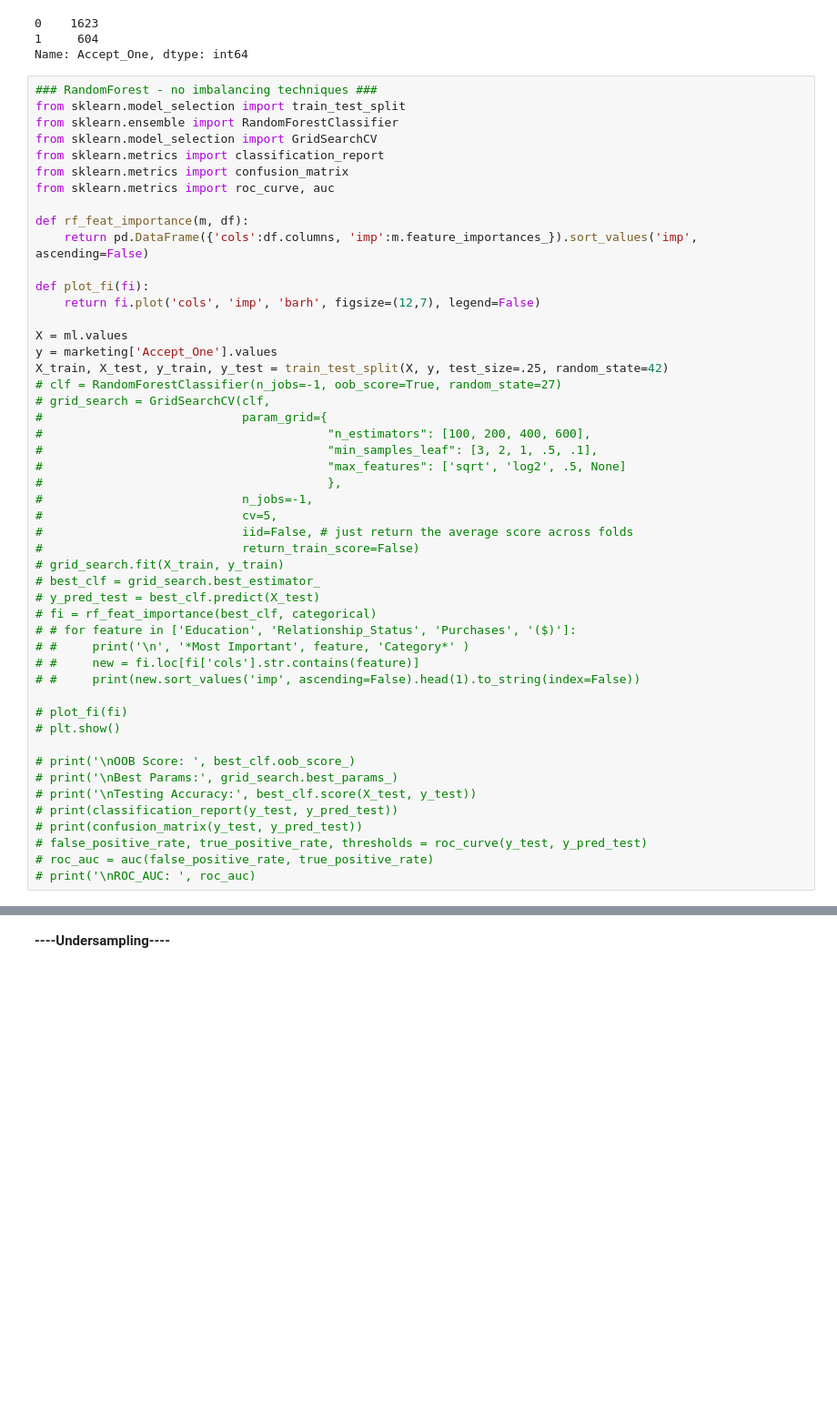
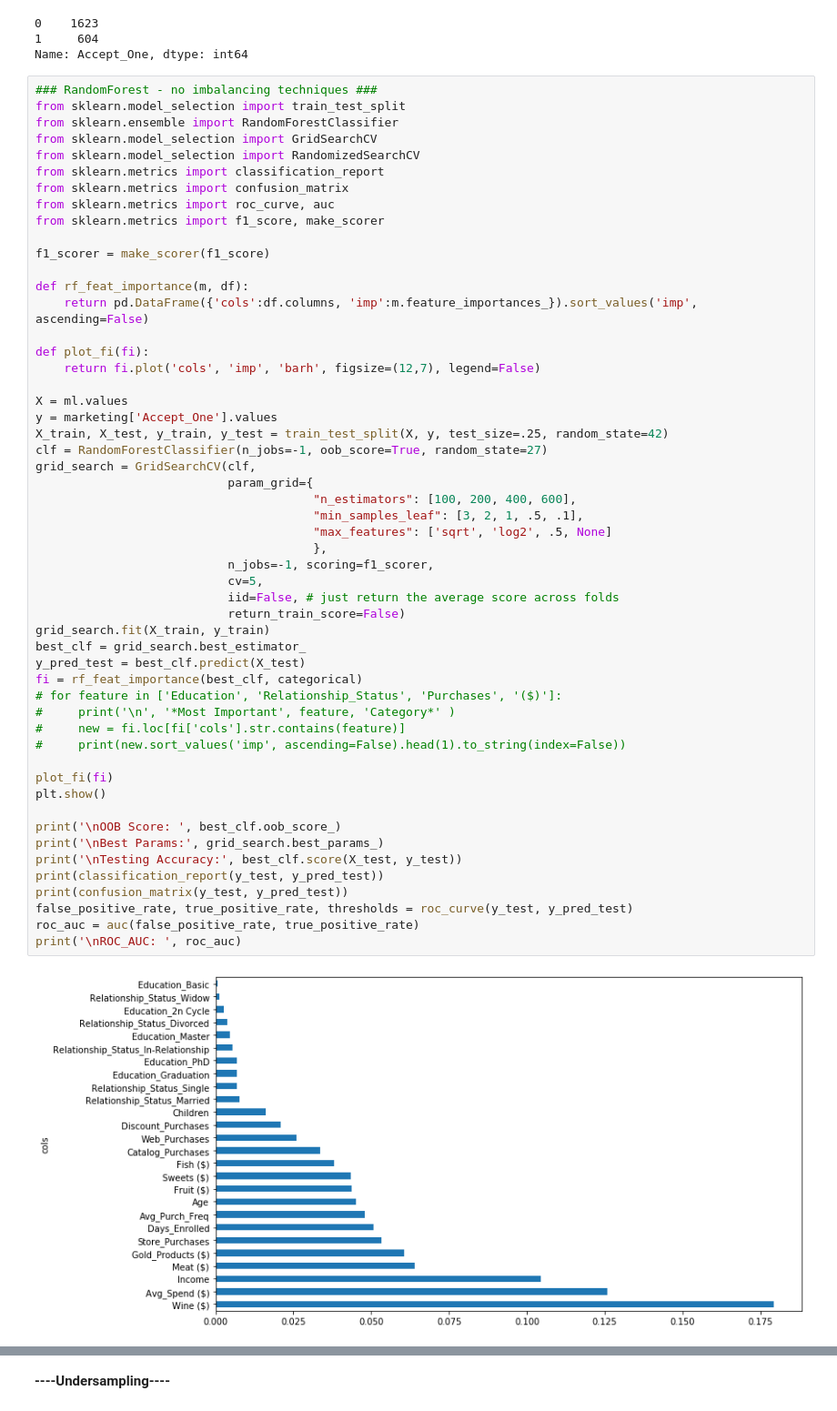
Before and after one commit to RachidRezzik/Market_Camp, a Jupyter notebook: Machine_Learning.ipynb, the cells around one changed output, grey strips where cells are left out. Shown at 91% size. Cells and saved outputs as stored; diff of their text form; blank space fills up the shorter version.

```diff
--- a/Machine_Learning.ipynb
+++ b/Machine_Learning.ipynb
@@ -132,49 +133,55 @@ Name: Accept_One, dtype: int64
 # %%
 ### RandomForest - no imbalancing techniques ###
 from sklearn.model_selection import train_test_split
 from sklearn.ensemble import RandomForestClassifier
 from sklearn.model_selection import GridSearchCV
+from sklearn.model_selection import RandomizedSearchCV
 from sklearn.metrics import classification_report
 from sklearn.metrics import confusion_matrix
 from sklearn.metrics import roc_curve, auc
+from sklearn.metrics import f1_score, make_scorer
+
+f1_scorer = make_scorer(f1_score)
 
 def rf_feat_importance(m, df):
     return pd.DataFrame({'cols':df.columns, 'imp':m.feature_importances_}).sort_values('imp', ascending=False)
 
 def plot_fi(fi):
     return fi.plot('cols', 'imp', 'barh', figsize=(12,7), legend=False)
 
 X = ml.values
 y = marketing['Accept_One'].values
 X_train, X_test, y_train, y_test = train_test_split(X, y, test_size=.25, random_state=42)
-# clf = RandomForestClassifier(n_jobs=-1, oob_score=True, random_state=27)
-# grid_search = GridSearchCV(clf,
-#                            param_grid={
-#                                        "n_estimators": [100, 200, 400, 600],
-#                                        "min_samples_leaf": [3, 2, 1, .5, .1],
-#                                        "max_features": ['sqrt', 'log2', .5, None]
-#                                        },
-#                            n_jobs=-1,
-#                            cv=5,
-#                            iid=False, # just return the average score across folds
-#                            return_train_score=False)
-# grid_search.fit(X_train, y_train)
-# best_clf = grid_search.best_estimator_
-# y_pred_test = best_clf.predict(X_test)
-# fi = rf_feat_importance(best_clf, categorical)
-# # for feature in ['Education', 'Relationship_Status', 'Purchases', '($)']:
-# #     print('\n', '*Most Important', feature, 'Category*' )
-# #     new = fi.loc[fi['cols'].str.contains(feature)]
-# #     print(new.sort_values('imp', ascending=False).head(1).to_string(index=False))
+clf = RandomForestClassifier(n_jobs=-1, oob_score=True, random_state=27)
+grid_search = GridSearchCV(clf,
+                           param_grid={
+                                       "n_estimators": [100, 200, 400, 600],
+                                       "min_samples_leaf": [3, 2, 1, .5, .1],
+                                       "max_features": ['sqrt', 'log2', .5, None]
+                                       },
+                           n_jobs=-1, scoring=f1_scorer,
+                           cv=5,
+                           iid=False, # just return the average score across folds
+                           return_train_score=False)
+grid_search.fit(X_train, y_train)
+best_clf = grid_search.best_estimator_
+y_pred_test = best_clf.predict(X_test)
+fi = rf_feat_importance(best_clf, categorical)
+# for feature in ['Education', 'Relationship_Status', 'Purchases', '($)']:
+#     print('\n', '*Most Important', feature, 'Category*' )
+#     new = fi.loc[fi['cols'].str.contains(feature)]
+#     print(new.sort_values('imp', ascending=False).head(1).to_string(index=False))
 
-# plot_fi(fi)
-# plt.show()
+plot_fi(fi)
+plt.show()
 
-# print('\nOOB Score: ', best_clf.oob_score_)
-# print('\nBest Params:', grid_search.best_params_)
-# print('\nTesting Accuracy:', best_clf.score(X_test, y_test))
-# print(classification_report(y_test, y_pred_test))
-# print(confusion_matrix(y_test, y_pred_test))
-# false_positive_rate, true_positive_rate, thresholds = roc_curve(y_test, y_pred_test)
-# roc_auc = auc(false_positive_rate, true_positive_rate)
-# print('\nROC_AUC: ', roc_auc)
+print('\nOOB Score: ', best_clf.oob_score_)
+print('\nBest Params:', grid_search.best_params_)
+print('\nTesting Accuracy:', best_clf.score(X_test, y_test))
+print(classification_report(y_test, y_pred_test))
+print(confusion_matrix(y_test, y_pred_test))
+false_positive_rate, true_positive_rate, thresholds = roc_curve(y_test, y_pred_test)
+roc_auc = auc(false_positive_rate, true_positive_rate)
+print('\nROC_AUC: ', roc_auc)
+# %% [output]
+[figure, added]
```
Also changed, not shown: parts of 33 cells of this notebook.
